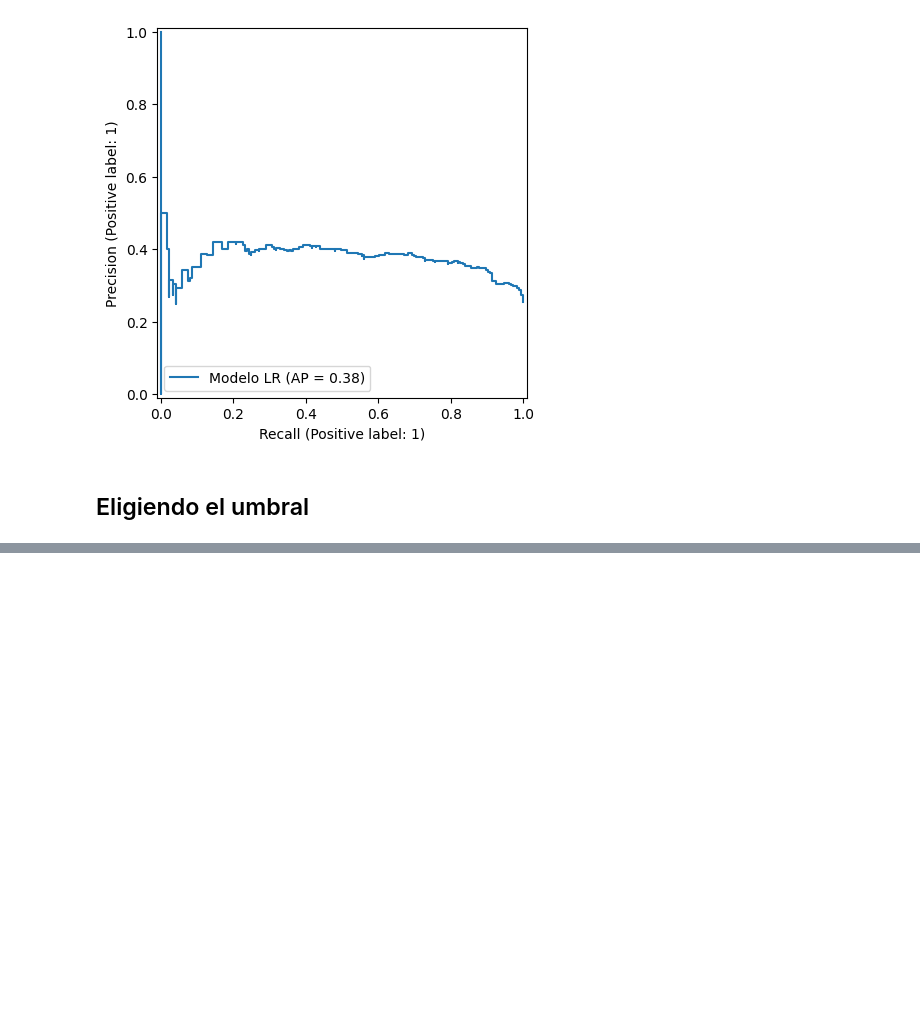
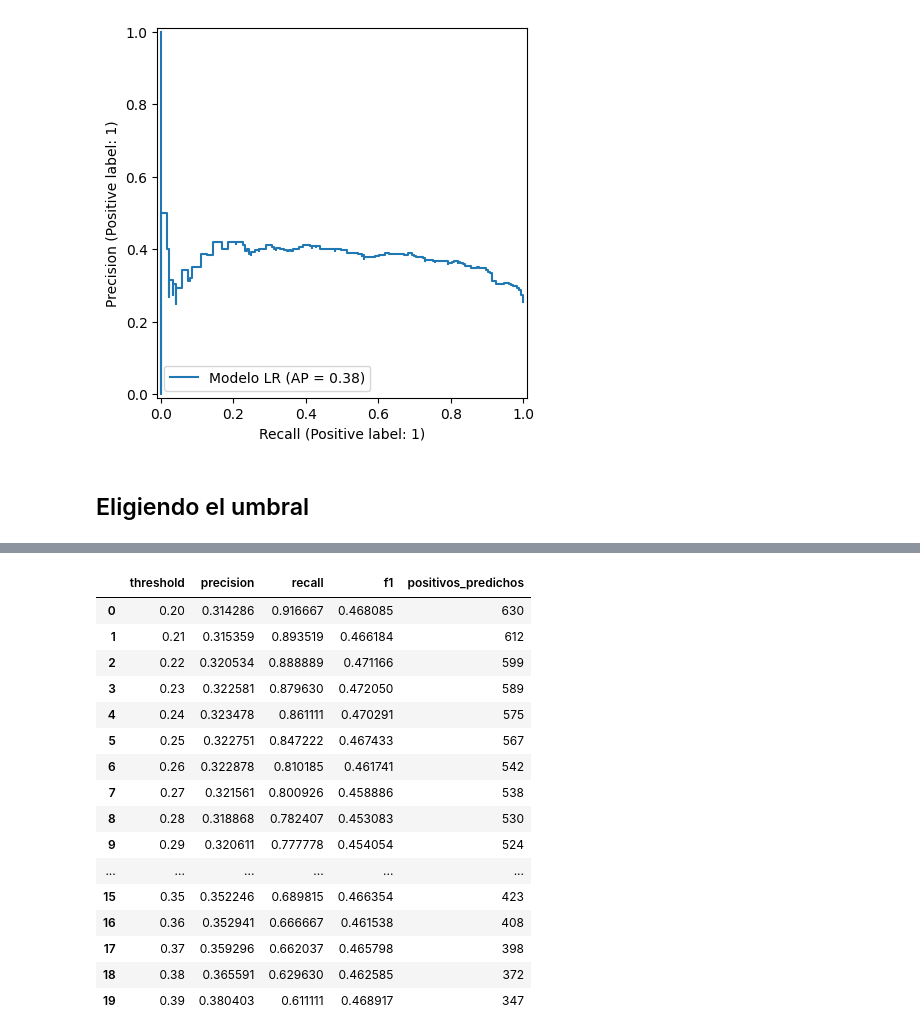
Before and after one commit to GuilleLondero/churn_insight_hackathon, a Jupyter notebook: data_science/notebooks/optimizacion_modelos.ipynb, the cells around one changed output, grey strips where cells are left out. Saved outputs shown, nothing was run; the diff lists cells and outputs as text; code cells hidden in the pictures; blank space fills up the shorter version.

```diff
--- a/data_science/notebooks/optimizacion_modelos.ipynb
+++ b/data_science/notebooks/optimizacion_modelos.ipynb
@@ -520,0 +584,36 @@ df_thresholds
+# %%
+thresholds = np.arange(0.2, 0.4, 0.01)
+
+rows = []
+
+for t in thresholds:
+    y_pred = (y_proba_cal >= t).astype(int)
+
+    rows.append({
+        "threshold": t,
+        "precision": precision_score(y_test, y_pred, zero_division=0),
+        "recall": recall_score(y_test, y_pred),
+        "f1": f1_score(y_test, y_pred),
+        "positivos_predichos": y_pred.sum()
+    })
+
+df_thresholds = pd.DataFrame(rows)
+df_thresholds
+# %% [output]
+|  | threshold | precision | recall | f1 | positivos_predichos |
+| 0 | 0.20 | 0.314286 | 0.916667 | 0.468085 | 630 |
+| 1 | 0.21 | 0.315359 | 0.893519 | 0.466184 | 612 |
+| 2 | 0.22 | 0.320534 | 0.888889 | 0.471166 | 599 |
+| 3 | 0.23 | 0.322581 | 0.879630 | 0.472050 | 589 |
+| 4 | 0.24 | 0.323478 | 0.861111 | 0.470291 | 575 |
+| 5 | 0.25 | 0.322751 | 0.847222 | 0.467433 | 567 |
+| 6 | 0.26 | 0.322878 | 0.810185 | 0.461741 | 542 |
+| 7 | 0.27 | 0.321561 | 0.800926 | 0.458886 | 538 |
+| 8 | 0.28 | 0.318868 | 0.782407 | 0.453083 | 530 |
+| 9 | 0.29 | 0.320611 | 0.777778 | 0.454054 | 524 |
+| ... | ... | ... | ... | ... | ... |
+| 15 | 0.35 | 0.352246 | 0.689815 | 0.466354 | 423 |
+| 16 | 0.36 | 0.352941 | 0.666667 | 0.461538 | 408 |
+| 17 | 0.37 | 0.359296 | 0.662037 | 0.465798 | 398 |
+| 18 | 0.38 | 0.365591 | 0.629630 | 0.462585 | 372 |
+| 19 | 0.39 | 0.380403 | 0.611111 | 0.468917 | 347 |
```
Also changed, not shown: parts of 14 cells of this notebook.
